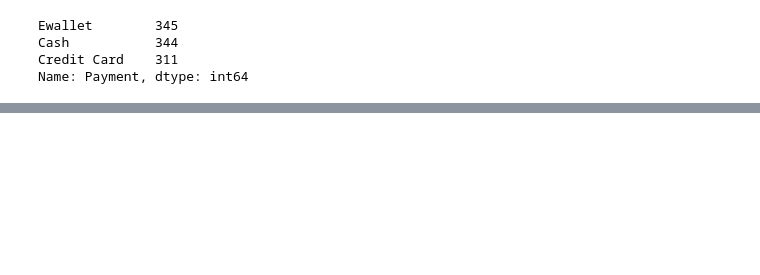
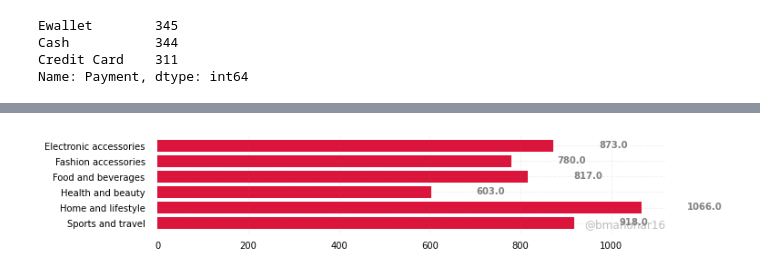
Before and after one commit to HebaAhmedDahab/Projects-, a Jupyter notebook: supermaket_sales.ipynb, the cells around one changed output, grey strips where cells are left out. Drawn from its saved outputs; the diff is of its cells as text; code cells hidden in the pictures; blank space fills up the shorter version.

```diff
--- a/supermaket_sales.ipynb
+++ b/supermaket_sales.ipynb
@@ -10,5 +9,4 @@ from google.colab import files
 # %%
-
-supermarket = pd.read_csv("/content/supermarket - supermarket.csv")
-supermarket.index
+supermarket = pd.read_csv("/content/supermarket.csv")
+supermarket.head(3)
 # %% [output]
@@ -27,3 +17,9 @@ supermarket.head(7)
+# %%
+supermarket['Tax 5%'] = supermarket['Tax 5%'].round(1)
+supermarket['Total'] = supermarket['Total'].round(1)
+supermarket['gross margin percentage'] = supermarket['gross margin percentage'].round(1)
+supermarket['gross income'] = supermarket['gross income'].round(0)
+supermarket = supermarket.drop('Unnamed: 0',axis=1)
 # %%
 supermarket['Branch'].unique()
 # %% [output]
@@ -305,7 +97,0 @@ Text(0, 0.5, 'income')
-# %%
-supermarket['Date'] = pd.to_datetime(supermarket['Date'], errors='coerce')
-s = (supermarket.groupby(['Branch', pd.Grouper(freq='Y', key='Date', closed='left')])
-             ['gross income']
-             .sum()
-             .unstack(fill_value=0))
-s
@@ -327,0 +133,29 @@ sns.histplot(x='Customer type', data=supermarket, kde=True, hue='Customer type')
+# %%
+#total profit of every product line
+product_income = branch_A.groupby(['Product line'])['gross income'].sum().reset_index()
+fig, ax = plt.subplots(figsize=(10,2))
+ax.barh(product_income.iloc[:,0], product_income.iloc[:,1], color='crimson')
+for s in ['top','bottom','left','right']:
+    ax.spines[s].set_visible(False)
+
+ax.xaxis.set_ticks_position('none')
+ax.yaxis.set_ticks_position('none')
+
+ax.xaxis.set_tick_params(pad=5)
+ax.yaxis.set_tick_params(pad=10)
+
+ax.grid(b=True, color='grey', linestyle='-.', linewidth=0.5, alpha=0.2)
+ax.invert_yaxis()
+
+for i in ax.patches:
+    ax.text(i.get_width()+100, i.get_y()+0.5, str(round((i.get_width()), 2)),
+            fontsize=10, fontweight='bold', color='grey')
+
+fig.text(0.9, 0.15, '@bmanohar16', fontsize=12, color='grey',
+         ha='right', va='bottom', alpha=0.5)
+
+fig.savefig('', dpi=100,
+            bbox_inches='tight')
+plt.show()
+# %% [output]
+[figure, added]
```
Also changed, not shown: parts of 56 cells of this notebook.
